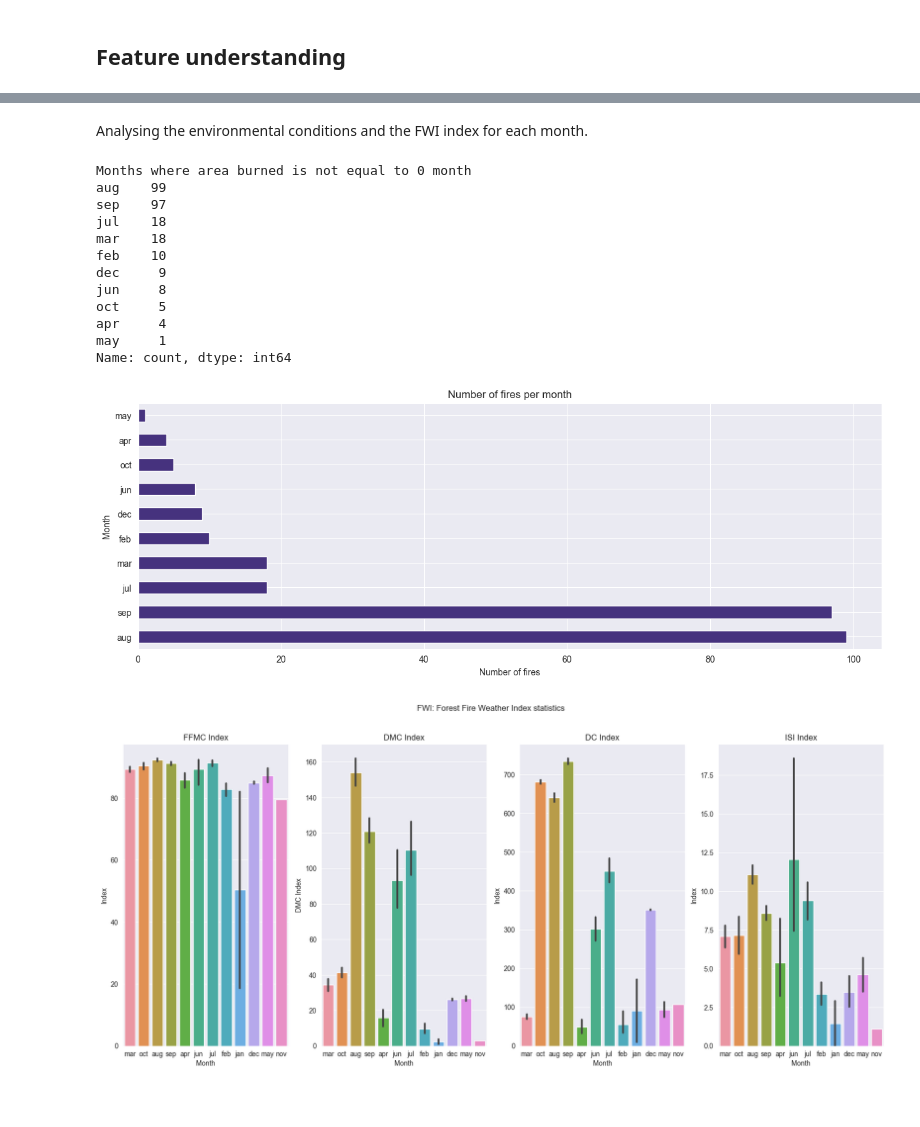
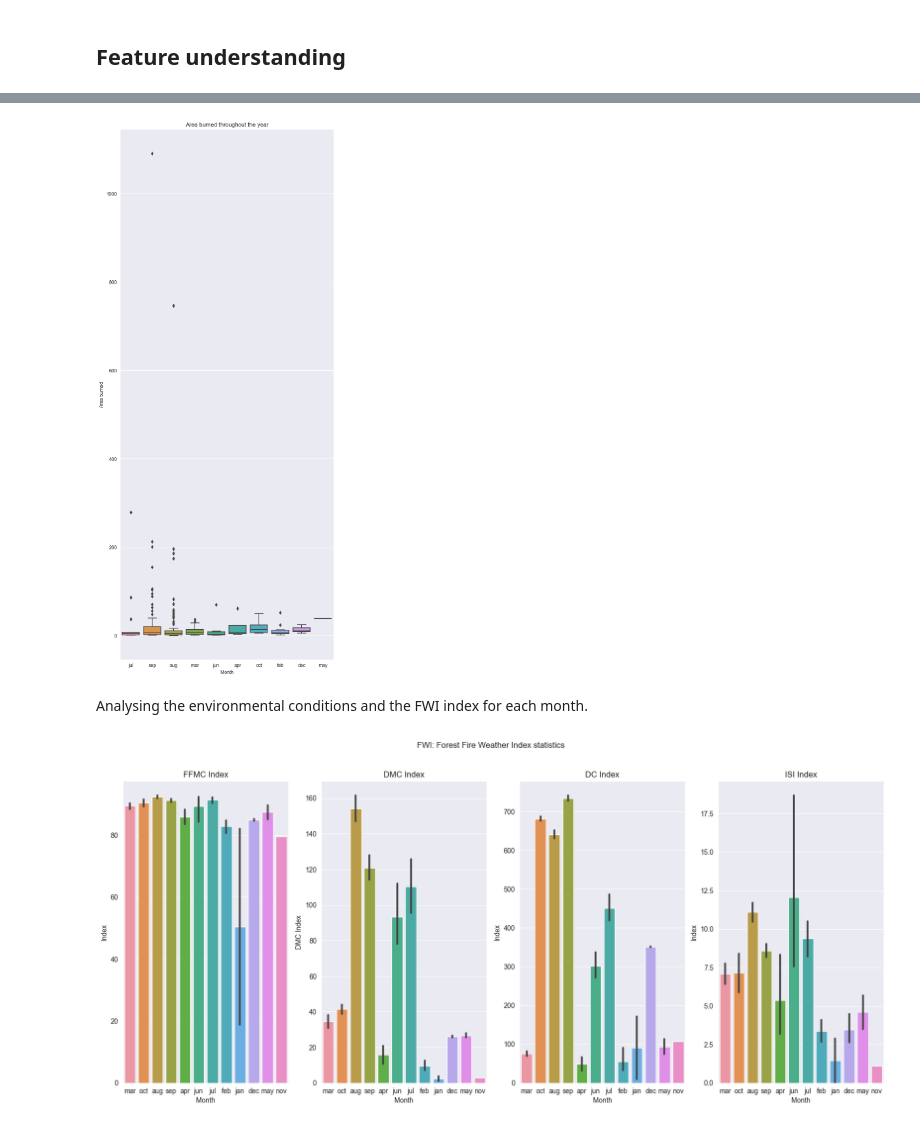
Before and after one commit to pokkyy/ForestFire_TDS2201_Project, a Jupyter notebook: project.ipynb, the cells around one changed output, grey strips where cells are left out. Saved outputs shown, nothing was run; the diff lists cells and outputs as text; code cells hidden in the pictures; blank space fills up the shorter version.

```diff
--- a/project.ipynb
+++ b/project.ipynb
@@ -159,32 +198,16 @@ colours_list = ["viridis", "rocket", 'mako']
+# %%
+plt.figure(figsize=(8,20))
+ax = sns.boxplot(data=area_burnt, x='month', y='area')
+ax.set_xlabel('Month')
+ax.set_ylabel('Area burned')
+ax.set_title('Area burned throughout the year')
+
+plt.savefig('AreaBurnedYear.png')
+plt.show()
+# %% [output]
+[figure, added]
 # %% [markdown]
 Analysing the environmental conditions and the FWI index for each month.
-# %%
-# Amount of fires a month, calculated by counting the amount of rows where 'area' is more than 0
-
-plt.figure(figsize=(15,5))
-
-print('Months where area burned is not equal to 0', df[df['area'] > 0]['month'].value_counts())
-ax = df[df['area'] > 0]['month'].value_counts().plot(kind='barh')
-ax.set_xlabel('Number of fires')
-ax.set_ylabel('Month')
-ax.set_title('Number of fires per month')
-
-plt.savefig('FiresperMonth.png')
-plt.show()
-# %% [output]
-Months where area burned is not equal to 0 month
-aug    99
-sep    97
-jul    18
-mar    18
-feb    10
-dec     9
-jun     8
-oct     5
-apr     4
-may     1
-Name: count, dtype: int64
-[figure, removed]
 # %%
 fig, ax = plt.subplots(1,4, figsize=(20,8))
 fig.suptitle('FWI: Forest Fire Weather Index statistics')
```
Also changed, not shown: parts of 5 cells of this notebook.
